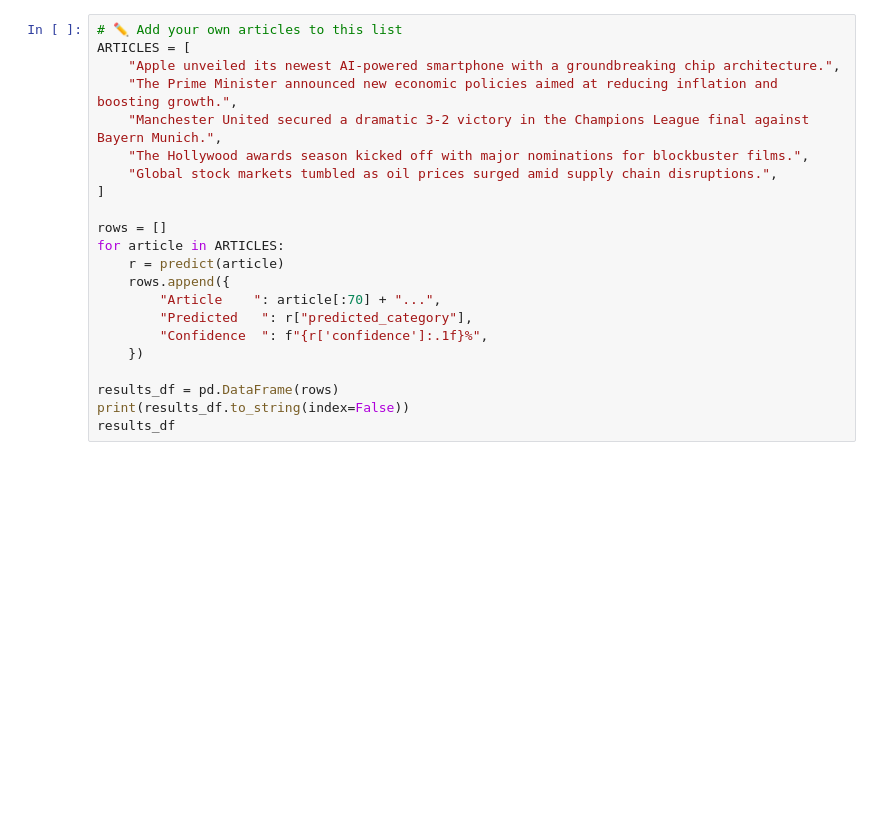
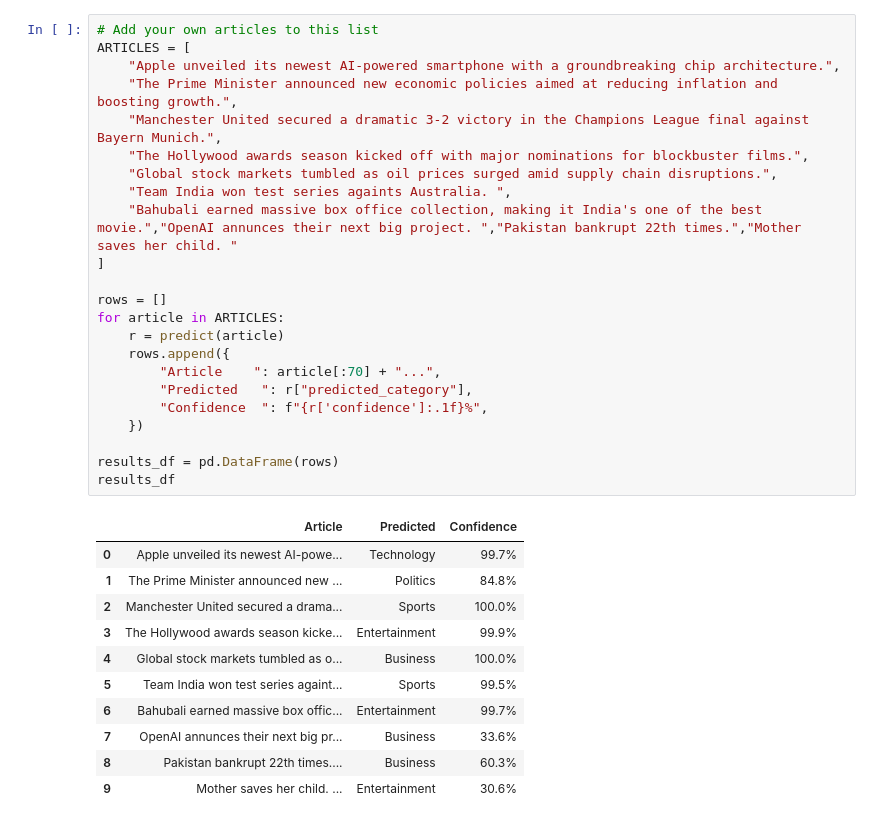
Before and after one commit to errorrcode03/News_Classification, a Jupyter notebook: predict.ipynb, the cells around one changed output. Cells and saved outputs as stored; diff of their text form; blank space fills up the shorter version.

```diff
--- a/predict.ipynb
+++ b/predict.ipynb
@@ -170,22 +192,35 @@ plt.show()
 # %%
-# ✏️ Add your own articles to this list
+# Add your own articles to this list
 ARTICLES = [
     "Apple unveiled its newest AI-powered smartphone with a groundbreaking chip architecture.",
     "The Prime Minister announced new economic policies aimed at reducing inflation and boosting growth.",
     "Manchester United secured a dramatic 3-2 victory in the Champions League final against Bayern Munich.",
     "The Hollywood awards season kicked off with major nominations for blockbuster films.",
     "Global stock markets tumbled as oil prices surged amid supply chain disruptions.",
+    "Team India won test series againts Australia. ",
+    "Bahubali earned massive box office collection, making it India's one of the best movie.","OpenAI annunces their next big project. ","Pakistan bankrupt 22th times.","Mother saves her child. "
 ]
 
 rows = []
 for article in ARTICLES:
     r = predict(article)
     rows.append({
         "Article    ": article[:70] + "...",
         "Predicted   ": r["predicted_category"],
         "Confidence  ": f"{r['confidence']:.1f}%",
     })
 
 results_df = pd.DataFrame(rows)
-print(results_df.to_string(index=False))
 results_df
+# %% [output]
+|  | Article | Predicted | Confidence |
+| 0 | Apple unveiled its newest AI-powe... | Technology | 99.7% |
+| 1 | The Prime Minister announced new ... | Politics | 84.8% |
+| 2 | Manchester United secured a drama... | Sports | 100.0% |
+| 3 | The Hollywood awards season kicke... | Entertainment | 99.9% |
+| 4 | Global stock markets tumbled as o... | Business | 100.0% |
+| 5 | Team India won test series againt... | Sports | 99.5% |
+| 6 | Bahubali earned massive box offic... | Entertainment | 99.7% |
+| 7 | OpenAI annunces their next big pr... | Business | 33.6% |
+| 8 | Pakistan bankrupt 22th times.... | Business | 60.3% |
+| 9 | Mother saves her child. ... | Entertainment | 30.6% |
```
Also changed, not shown: parts of 5 cells of this notebook, 3 other files.
